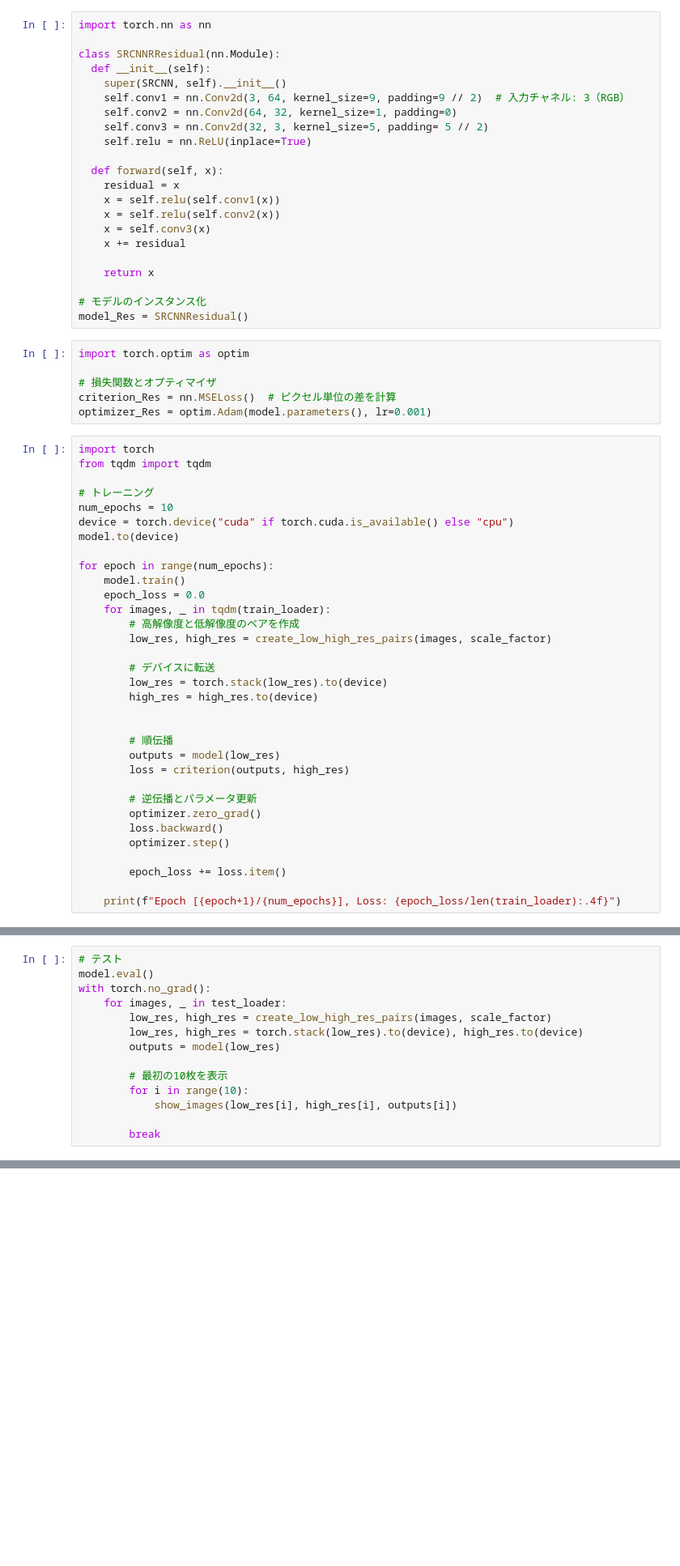
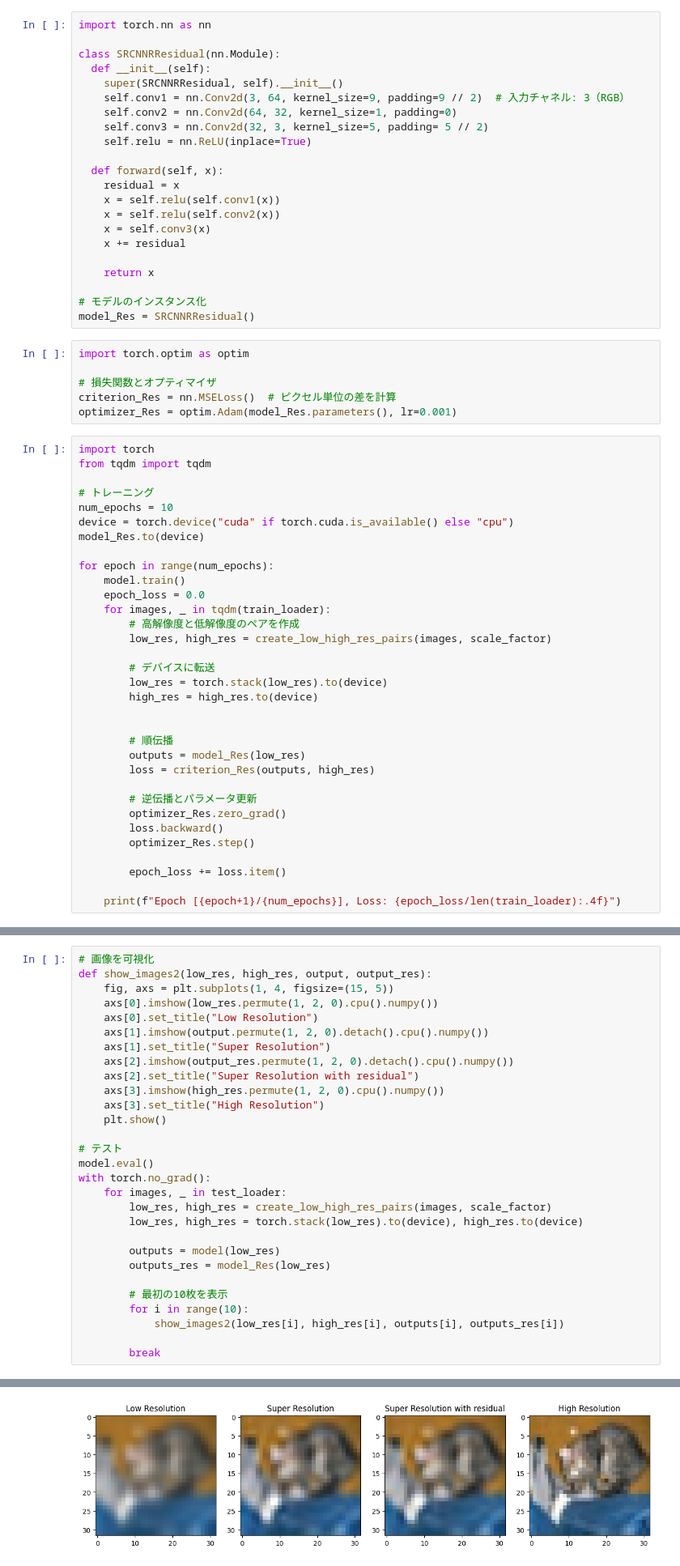
Before and after one commit to m10k1/ml-learn, a Jupyter notebook: ObjectDetection.ipynb, the cells around one changed output, grey strips where cells are left out. Shown at 81% size. Cells and saved outputs as stored; diff of their text form; blank space fills up the shorter version.

```diff
--- a/ObjectDetection.ipynb
+++ b/ObjectDetection.ipynb
@@ -282,7 +281,7 @@ import torch.nn as nn
 
 class SRCNNRResidual(nn.Module):
   def __init__(self):
-    super(SRCNN, self).__init__()
+    super(SRCNNRResidual, self).__init__()
     self.conv1 = nn.Conv2d(3, 64, kernel_size=9, padding=9 // 2)  # 入力チャネル: 3（RGB）
     self.conv2 = nn.Conv2d(64, 32, kernel_size=1, padding=0)
     self.conv3 = nn.Conv2d(32, 3, kernel_size=5, padding= 5 // 2)
@@ -298,13 +297,13 @@ class SRCNNRResidual(nn.Module):
     return x
 
 # モデルのインスタンス化
-model_Res = SRCNNResidual()
+model_Res = SRCNNRResidual()
 # %%
 import torch.optim as optim
 
 # 損失関数とオプティマイザ
 criterion_Res = nn.MSELoss()  # ピクセル単位の差を計算
-optimizer_Res = optim.Adam(model.parameters(), lr=0.001)
+optimizer_Res = optim.Adam(model_Res.parameters(), lr=0.001)
 # %%
 import torch
 from tqdm import tqdm
@@ -312,7 +311,7 @@ from tqdm import tqdm
 # トレーニング
 num_epochs = 10
 device = torch.device("cuda" if torch.cuda.is_available() else "cpu")
-model.to(device)
+model_Res.to(device)
 
 for epoch in range(num_epochs):
     model.train()
@@ -327,13 +326,13 @@ for epoch in range(num_epochs):
 
 
         # 順伝播
-        outputs = model(low_res)
-        loss = criterion(outputs, high_res)
+        outputs = model_Res(low_res)
+        loss = criterion_Res(outputs, high_res)
 
         # 逆伝播とパラメータ更新
-        optimizer.zero_grad()
+        optimizer_Res.zero_grad()
         loss.backward()
-        optimizer.step()
+        optimizer_Res.step()
 
         epoch_loss += loss.item()
 
@@ -352,14 +351,30 @@ Epoch [10/10], Loss: 0.0020
 # %%
+# 画像を可視化
+def show_images2(low_res, high_res, output, output_res):
+    fig, axs = plt.subplots(1, 4, figsize=(15, 5))
+    axs[0].imshow(low_res.permute(1, 2, 0).cpu().numpy())
+    axs[0].set_title("Low Resolution")
+    axs[1].imshow(output.permute(1, 2, 0).detach().cpu().numpy())
+    axs[1].set_title("Super Resolution")
+    axs[2].imshow(output_res.permute(1, 2, 0).detach().cpu().numpy())
+    axs[2].set_title("Super Resolution with residual")
+    axs[3].imshow(high_res.permute(1, 2, 0).cpu().numpy())
+    axs[3].set_title("High Resolution")
+    plt.show()
+
 # テスト
 model.eval()
 with torch.no_grad():
     for images, _ in test_loader:
         low_res, high_res = create_low_high_res_pairs(images, scale_factor)
         low_res, high_res = torch.stack(low_res).to(device), high_res.to(device)
+
         outputs = model(low_res)
+        outputs_res = model_Res(low_res)
 
         # 最初の10枚を表示
         for i in range(10):
-            show_images(low_res[i], high_res[i], outputs[i])
+            show_images2(low_res[i], high_res[i], outputs[i], outputs_res[i])
 
         break
+# %% [output]
@@ -365,0 +382 @@ with torch.no_grad():
+[figure, added]
```
Also changed, not shown: parts of 8 cells of this notebook.
